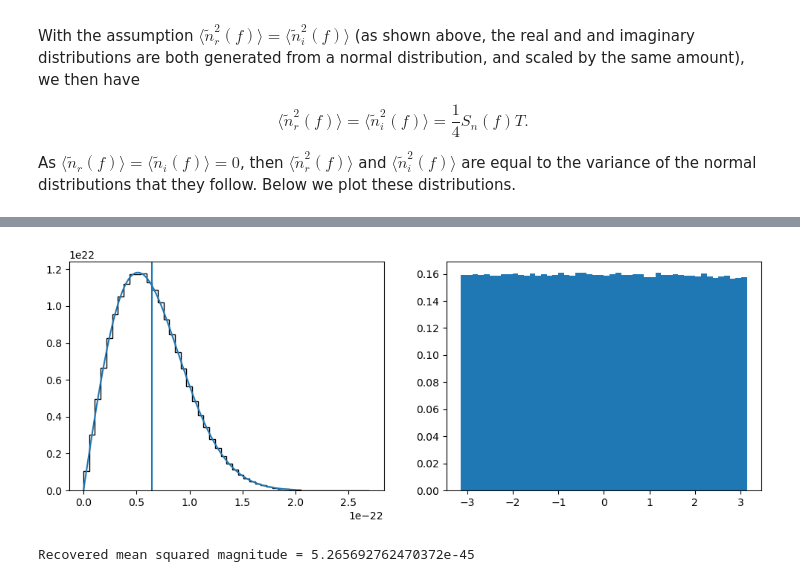
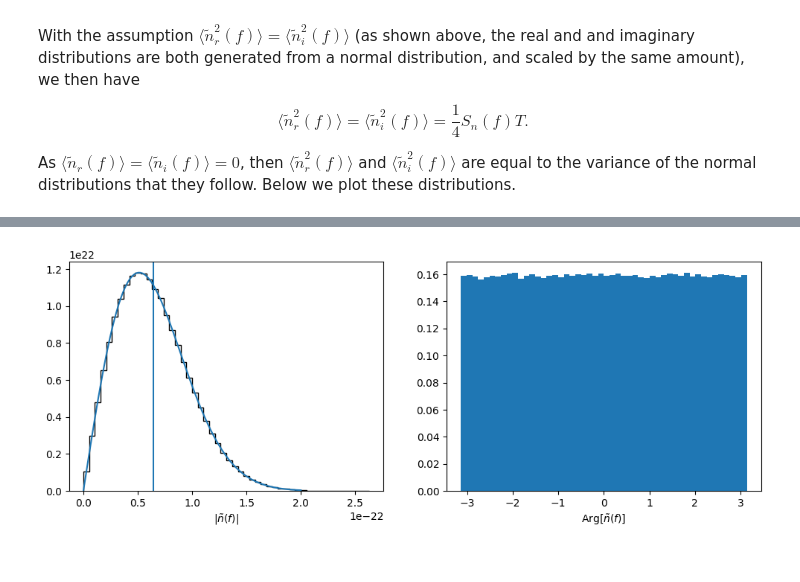
Before and after one commit to eliotfinch/fdringdown, a Jupyter notebook: notebooks/generating_noise.ipynb, the cells around one changed output, grey strips where cells are left out. Saved outputs shown, nothing was run; the diff lists cells and outputs as text; code cells hidden in the pictures.

```diff
--- a/notebooks/generating_noise.ipynb
+++ b/notebooks/generating_noise.ipynb
@@ -207,33 +214,27 @@ plt.show()
 # %%
 fig, axs = plt.subplots(1, 2, figsize=(12,4), dpi=100)
 
 axs[0].hist(
     np.abs(instances),
     bins=50,
     density=True,
     histtype='step',
     color='k'
     )
 
 axs[1].hist(np.angle(instances), bins=50, density=True)
 
-def normal2d(x, sigma):
-    return 2*np.pi*x*(1/np.sqrt(2*np.pi*sigma**2))*normal(x, sigma)
+# The absolute value of the amplitude follows a Rayleigh distribution
+def rayleigh(x, sigma):
+    return (x/sigma**2)*np.exp(-(1/2)*(x/sigma)**2)
 
 x = np.linspace(0, 2e-22, 100)
-axs[0].plot(x, normal2d(x, np.sqrt((1/4)*asd_f**2*T)))
+axs[0].plot(x, rayleigh(x, np.sqrt((1/4)*asd_f**2*T)))
 
+# Indicate the mean
 axs[0].axvline(np.mean(np.abs(instances)))
 
-plt.show()
+axs[0].set_xlabel('$|\\tilde{n}(f)|$')
+_ = axs[1].set_xlabel('$\mathrm{Arg}[\\tilde{n}(f)]$')
 # %% [output]
-[figure, old version]
+[figure, new version]
-# %%
-A = np.random.normal(scale=np.sqrt(0.5*T*asd_f**2), size=repeats)
-phi = 2*np.pi*np.random.random(size=repeats)
-
-instances_alt = A*np.exp(1j*phi)
-
-print('Recovered mean squared magnitude =',np.mean(abs(instances_alt)**2))
-# %% [output]
-Recovered mean squared magnitude = 5.265692762470372e-45
```
Also changed, not shown: parts of 18 cells of this notebook.
